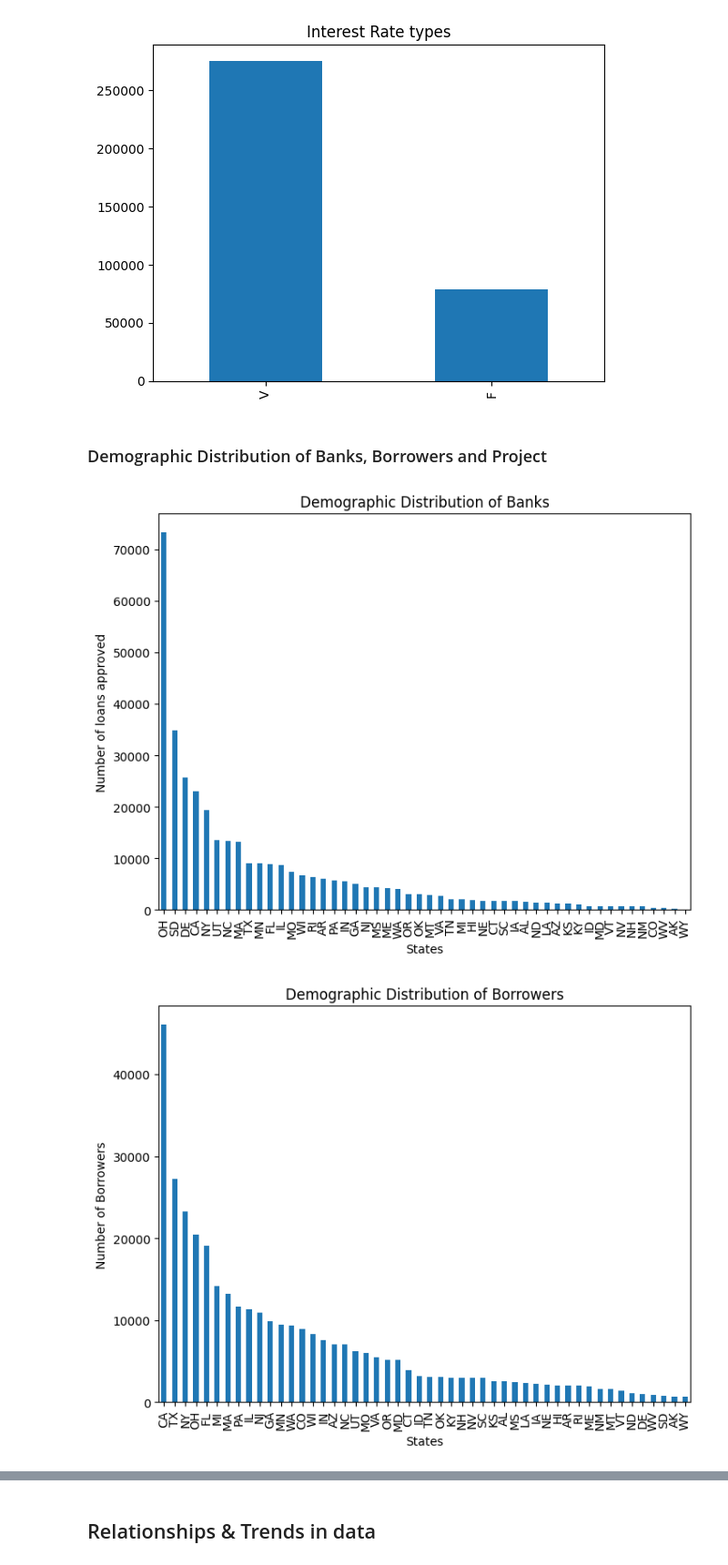
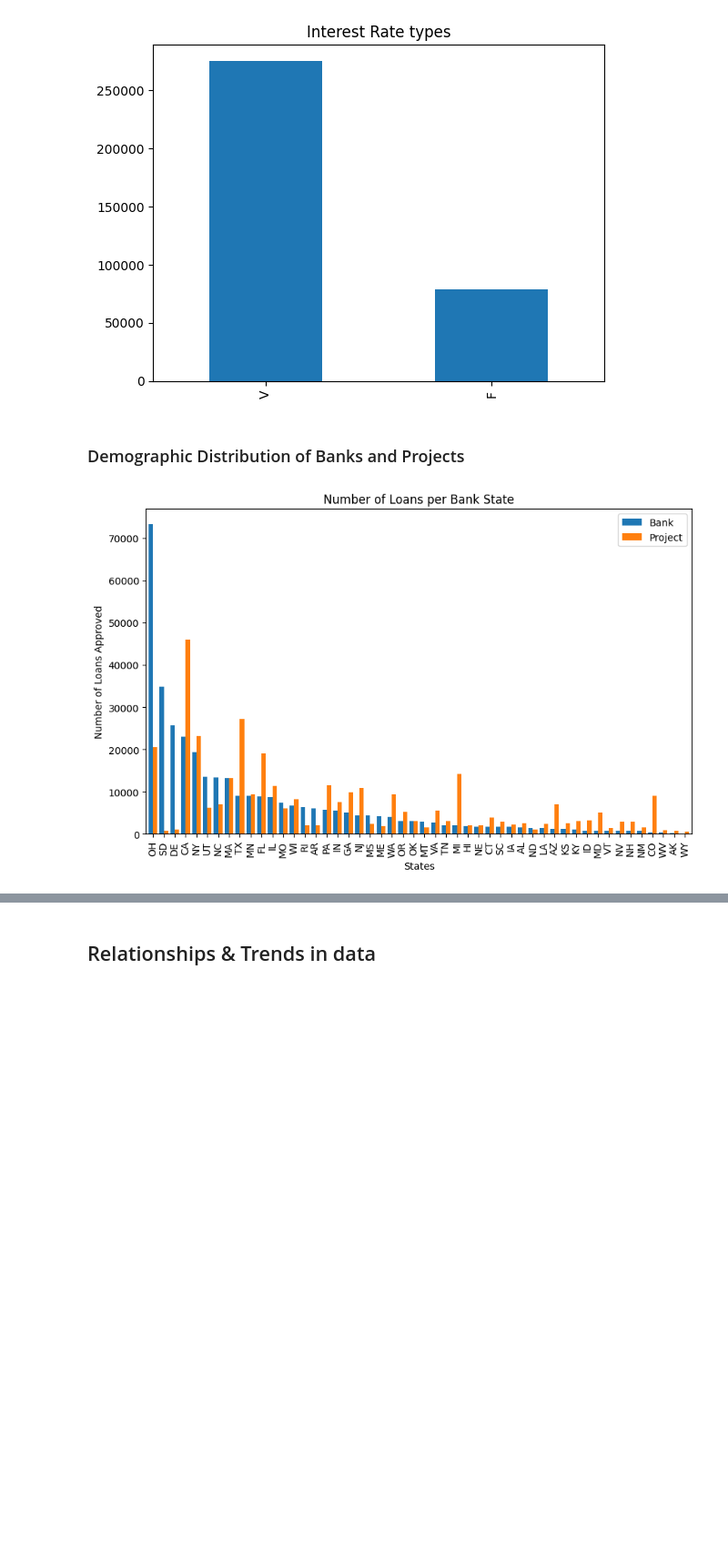
Before and after one commit to DineshDK672/Ryewalk_assignment, a Jupyter notebook: 01_EDA.ipynb, the cells around one changed output, grey strips where cells are left out. Shown: that part at 91% size. Drawn from its saved outputs; the diff is of its cells as text; code cells hidden in the pictures; blank space fills up the shorter version.

```diff
--- a/01_EDA.ipynb
+++ b/01_EDA.ipynb
@@ -55,5 +55,12 @@ SoldSecondMarketInd - 3 - object
 df = df.drop(columns=['AsOfDate', 'Program'])
 df.reset_index(drop='True')
 print(f'The dataset has {df.shape[0]} rows and {df.shape[1]} columns\n')
+
+# Analyzing categorical columns
+cols = ['BusinessType', 'CollateralInd',
+        'RevolverStatus', 'LoanStatus', 'Subprogram']
+
+for col in cols:
+    print(df[col].unique())
 # %% [output]
 The dataset has 354270 rows and 41 columns
@@ -111,8 +130,15 @@ plt.show()
 # %% [output]
 [figure]
 # %%
+import numpy as np
 # Dropping the columns which have more than 50% of null values
 df = df.drop(columns=['BankNCUANumber', 'FranchiseCode', 'FranchiseName'])
 print(f'The dataset has {df.shape[0]} rows and {df.shape[1]} columns\n')
+
+# Imputing Null values and incorrect values
+df.loc[df['BusinessType'] == '        ','BusinessType'] = np.random.choice(['INDIVIDUAL', 'CORPORATION', 'PARTNERSHIP'])
+df.fillna({'CollateralInd':'N'}, inplace=True)
+print(df['BusinessType'].unique())
+print(df['CollateralInd'].unique())
 # %% [output]
 The dataset has 354270 rows and 38 columns
@@ -126,7 +155,3 @@ print(f'The dataset has {df.shape[0]} rows and {df.shape[1]} columns\n')
 # %% [output]
 Number of duplicate rows: 431
 The dataset has 353839 rows and 38 columns
-# %%
-# Dropping irrelevant columns and redundant columns
-df = df.drop(columns=['BorrStreet', 'BorrCity', 'BankStreet', 'BankCity'])
-print(f'The dataset has {df.shape[0]} rows and {df.shape[1]} columns\n')
@@ -203,28 +227,17 @@ plt.show()
 # %% [output]
 [figure]
 # %% [markdown]
-### Demographic Distribution of Banks, Borrowers and Project
+### Demographic Distribution of Banks and Projects
 # %%
 # Distribution of Banks
-df['BankState'].value_counts().plot.bar(figsize = (8,6))
-plt.title("Demographic Distribution of Banks")
+states = pd.DataFrame(df['BankState'].value_counts())
+states.columns = ['Bank']
+states['Project']= df['ProjectState'].value_counts()
+states.sort_values(by='Bank', ascending= False, inplace=True)
+states.plot.bar(figsize = (10,6), width= 0.8)
+plt.title("Number of Loans per Bank State")
 plt.xlabel('States')
-plt.ylabel('Number of loans approved')
+plt.ylabel('Number of Loans Approved')
 plt.show()
-
-# Distribution of Borrowers
-df['BorrState'].value_counts().plot.bar(figsize=(8, 6))
-plt.title("Demographic Distribution of Borrowers")
-plt.xlabel('States')
-plt.ylabel('Number of Borrowers')
-plt.show()
-
-# Distribution of Projects
-df['ProjectState'].value_counts().plot.bar(figsize=(8, 6))
-plt.title("Demographic Distribution of Projects")
-plt.xlabel('States')
-plt.ylabel('Number of Projects')
-plt.show()
 # %% [output]
-[figure, old version]
+[figure, new version]
-[figure, removed]
```
Also changed, not shown: parts of 15 cells of this notebook.
